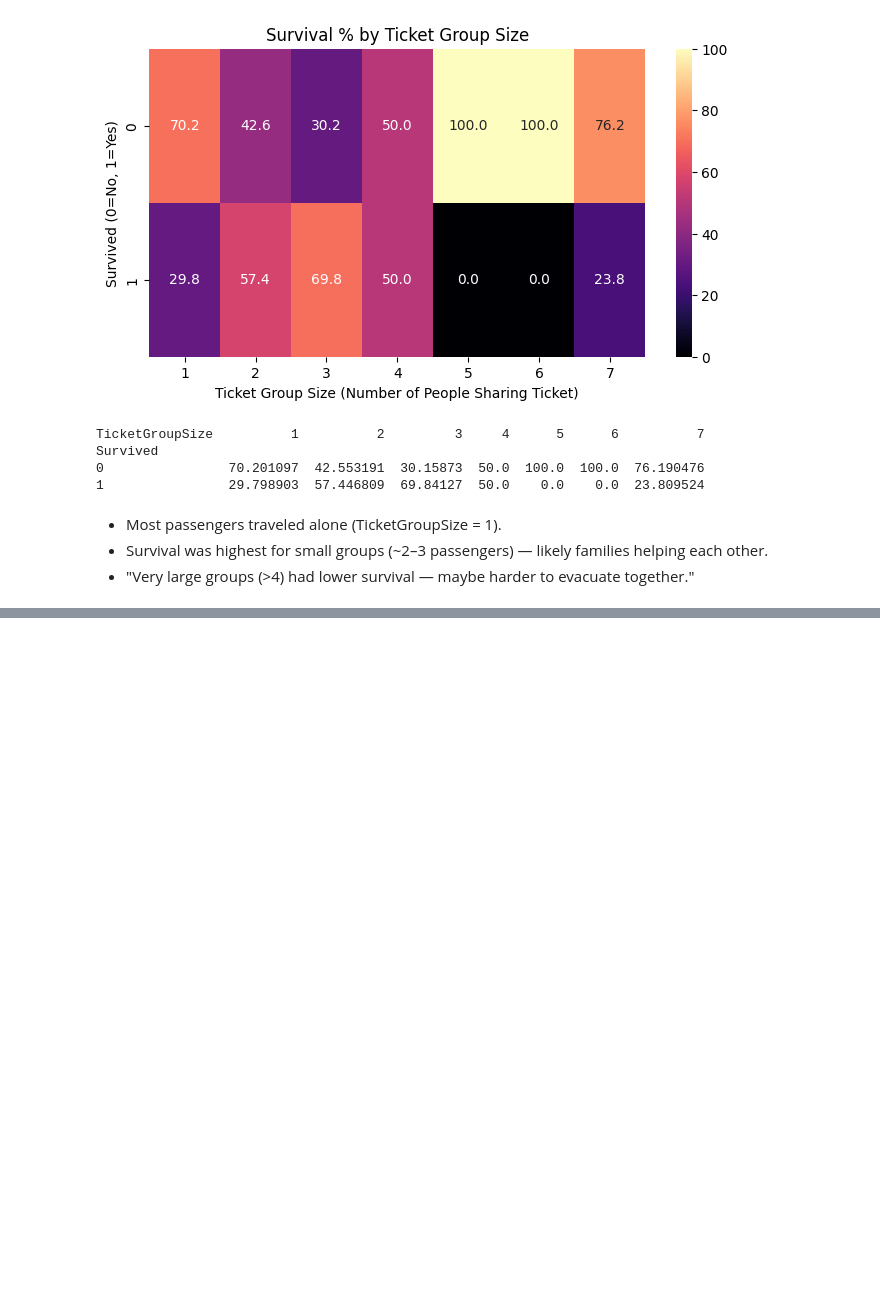
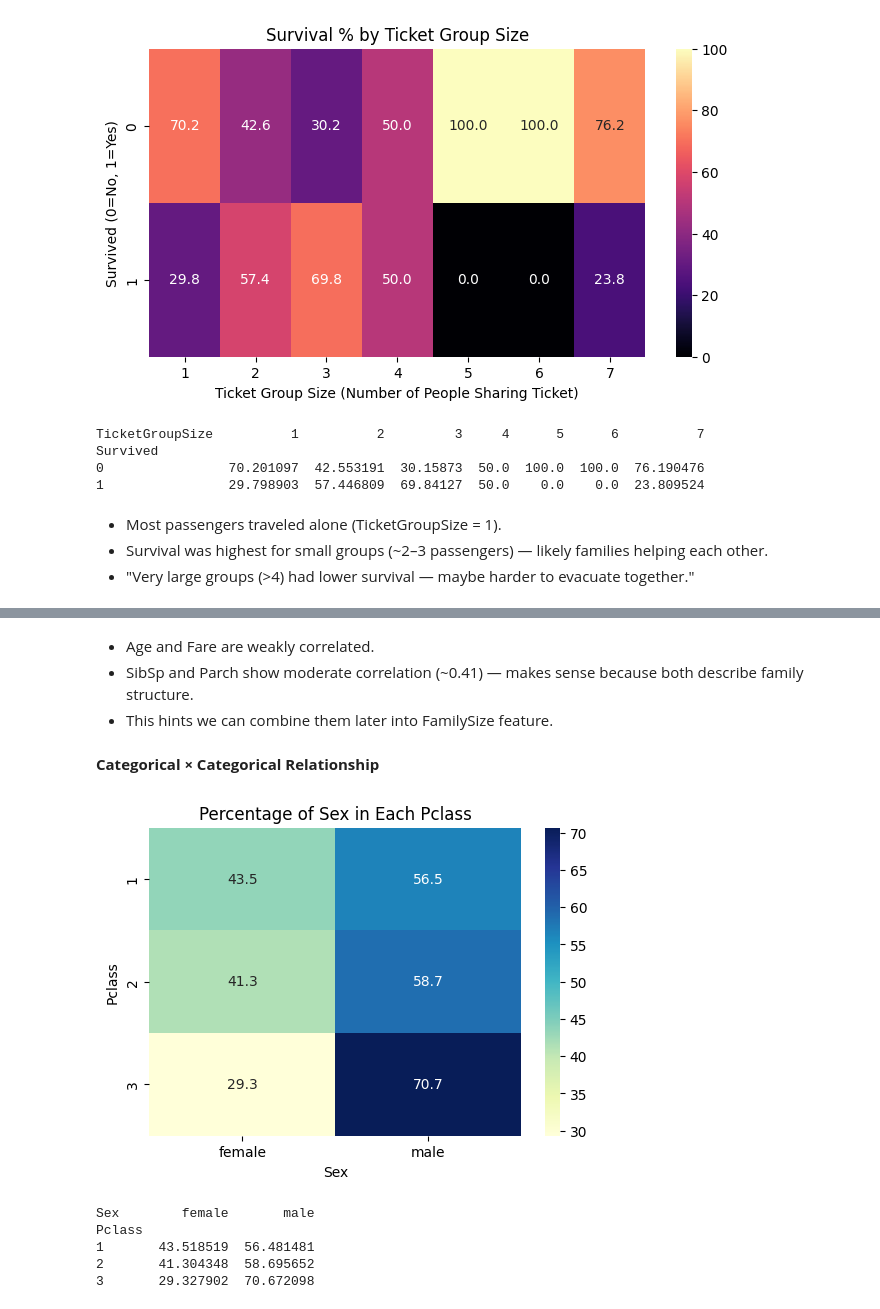
Before and after one commit to Aman-sys-ui/EDA, a Jupyter notebook: Titanic/EDA_Titanic.ipynb, the cells around one changed output, grey strips where cells are left out. Saved outputs shown, nothing was run; the diff lists cells and outputs as text; code cells hidden in the pictures; blank space fills up the shorter version.

```diff
--- a/Titanic/EDA_Titanic.ipynb
+++ b/Titanic/EDA_Titanic.ipynb
@@ -753,0 +743,25 @@ Survived
+# %% [markdown]
+- Age and Fare are weakly correlated.
+- SibSp and Parch show moderate correlation (~0.41) — makes sense because both describe family structure.
+- This hints we can combine them later into FamilySize feature.
+# %% [markdown]
+**Categorical × Categorical Relationship**
+# %%
+# Pclass vs Sex
+pclass_sex_ct = pd.crosstab(train['Pclass'], train['Sex'], normalize='index') * 100
+
+plt.figure(figsize=(6,4))
+sns.heatmap(pclass_sex_ct, annot=True, fmt=".1f", cmap="YlGnBu")
+plt.title("Percentage of Sex in Each Pclass")
+plt.xlabel("Sex")
+plt.ylabel("Pclass")
+plt.show()
+
+print(pclass_sex_ct)
+# %% [output]
+[figure, added]
+Sex        female       male
+Pclass
+1       43.518519  56.481481
+2       41.304348  58.695652
+3       29.327902  70.672098
```
Also changed, not shown: parts of 25 cells of this notebook.
